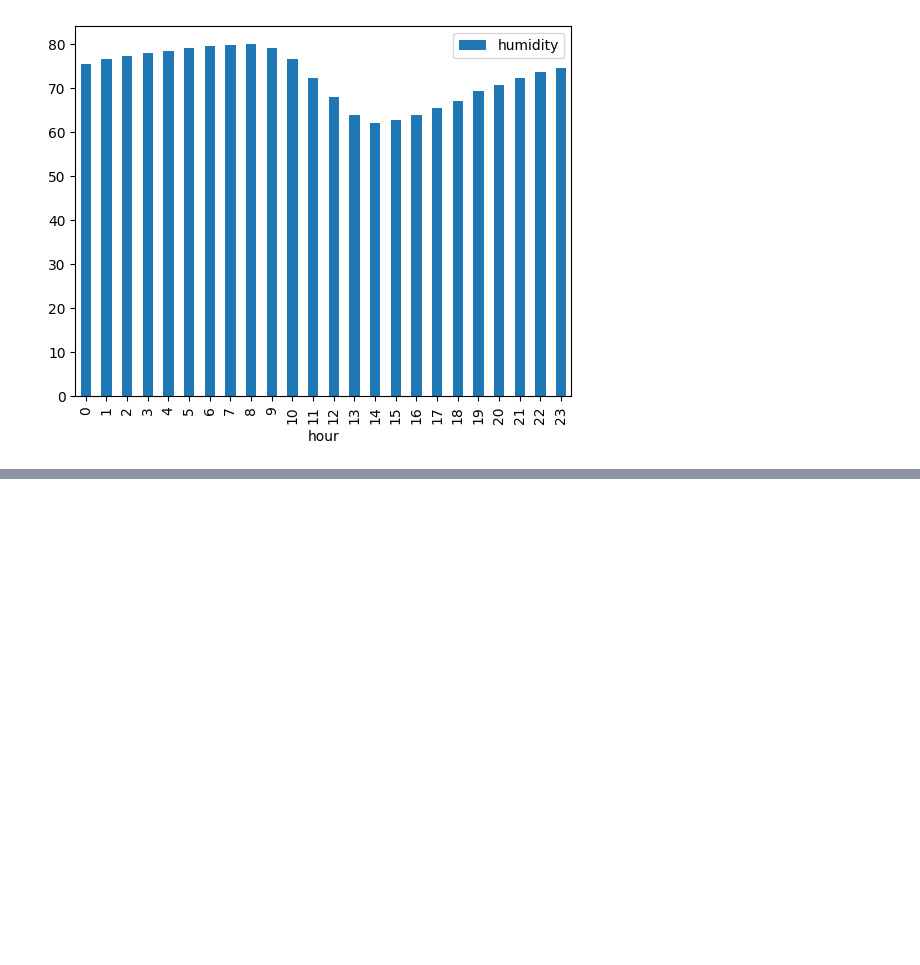
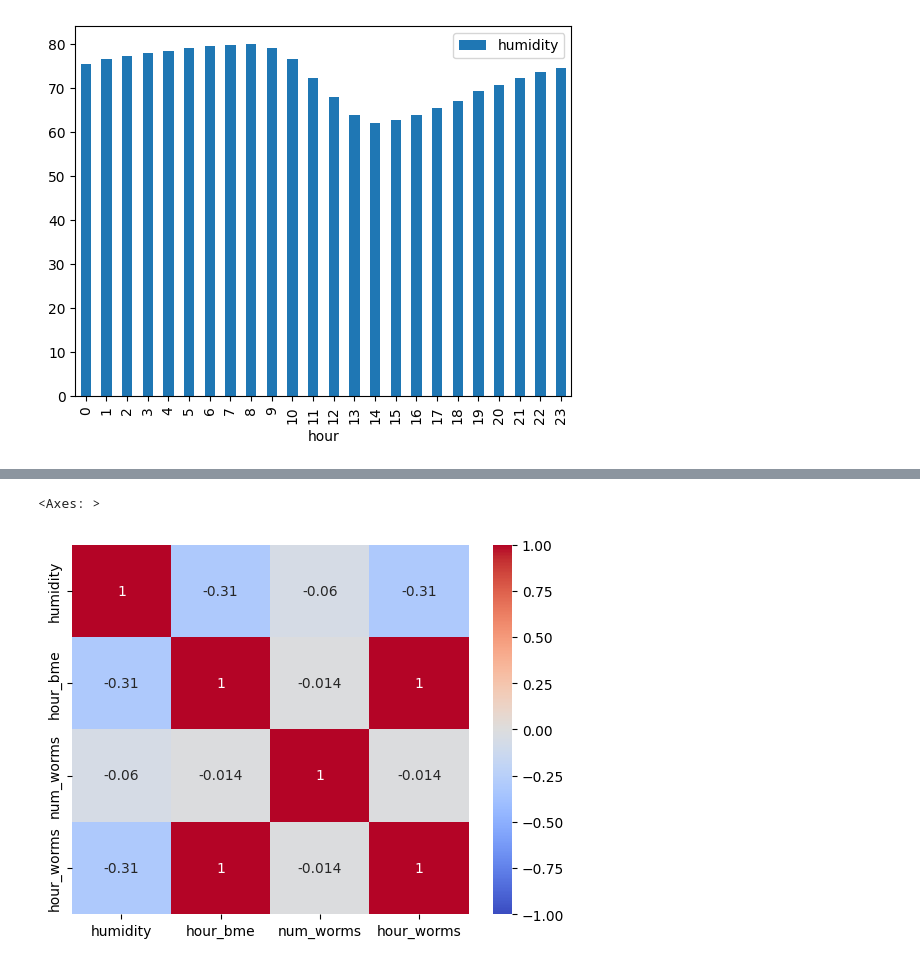
Before and after one commit to wiggle-bin/wiggle-notes, a Jupyter notebook: worms_actvitiy/DataActivityCorrelationUsingUpdatedModel.ipynb, the cells around one changed output, grey strips where cells are left out. Drawn from its saved outputs; the diff is of its cells as text; code cells hidden in the pictures; blank space fills up the shorter version.

Commit message:
Added heatmap for correlation between BME sensor data and worm count

```diff
--- a/worms_actvitiy/DataActivityCorrelationUsingUpdatedModel.ipynb
+++ b/worms_actvitiy/DataActivityCorrelationUsingUpdatedModel.ipynb
@@ -196,7 +197,9 @@ plt.show()
 [figure]
 # %%
 bme680_per_hour = bme680.resample('h', on='time').agg({
-    'humidity': 'mean'
+    'humidity': 'mean',
+    'temperature': 'mean',
+    'pressure': 'mean',
 })
 
 bme680_per_hour.plot(y='humidity', kind='line', title='Average Humidity per Hour')
@@ -230,3 +233,6 @@ mean_humidity_per_hour.plot(x='hour', kind='bar')
 # %% [output]
 <Axes: xlabel='hour'>
 [figure]
+# %%
+merged_data = pd.merge(bme680_per_hour, worms_per_hour, left_index=True, right_index=True, suffixes=('_bme', '_worms'))
+merged_data.head()
@@ -232,0 +246,11 @@ mean_humidity_per_hour.plot(x='hour', kind='bar')
+# %%
+sns.heatmap(
+    merged_data.corr(),
+    annot=True,
+    vmin=-1,
+    vmax=1,
+    cmap='coolwarm'
+)
+# %% [output]
+<Axes: >
+[figure, added]
```
Also changed, not shown: parts of 2 cells of this notebook, 3 other files.
